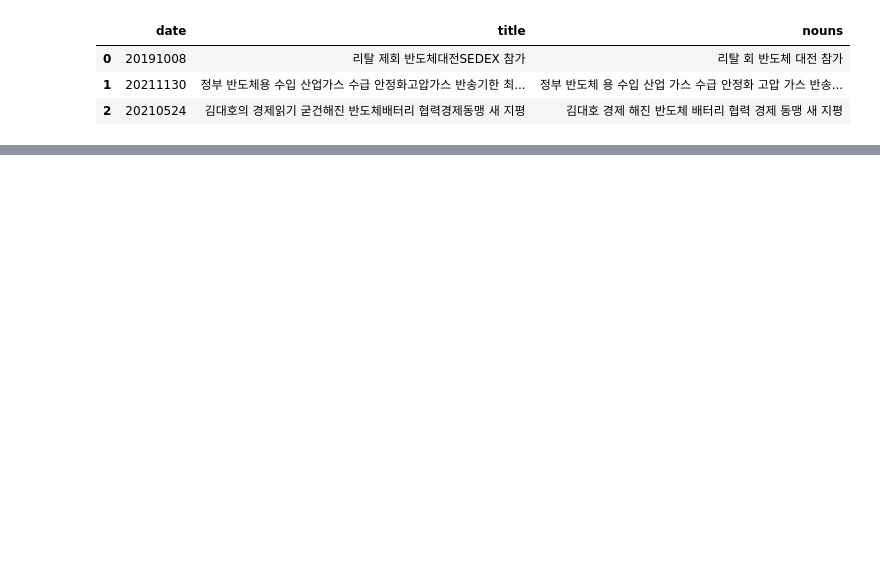
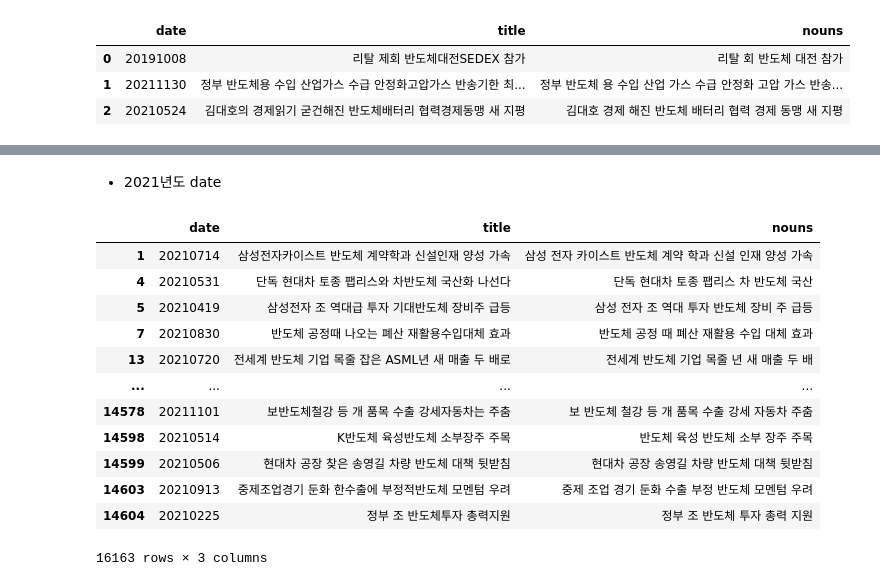
Before and after one commit to youngai1112/HK_Project, a Jupyter notebook: 7_자연어처리/05_labeling_ver1.ipynb, the cells around one changed output, grey strips where cells are left out. Saved outputs shown, nothing was run; the diff lists cells and outputs as text; code cells hidden in the pictures; blank space fills up the shorter version.

```diff
--- a/7_자연어처리/05_labeling_ver1.ipynb
+++ b/7_자연어처리/05_labeling_ver1.ipynb
@@ -78,0 +81,3 @@ news_test.head(3)
+# %%
+news_data = pd.concat([news_train, news_test])
+news_data.head(10)
@@ -78,0 +98,3 @@ news_test.head(3)
+# %%
+news_data = news_data.sort_values(by="date")
+news_data.head(10)
@@ -78,0 +126,3 @@ news_test.head(3)
+# %%
+news_data = news_data.astype({'date':'string'})
+news_data.info()
@@ -78,0 +140,19 @@ news_test.head(3)
+# %% [markdown]
+- 2021년도 date
+# %%
+news_data_2021 = news_data[news_data['date'].str.contains('2021')]
+news_data_2021
+# %% [output]
+|  | date | title | nouns |
+| 1 | 20210714 | 삼성전자카이스트 반도체 계약학과 신설인재 양성 가속 | 삼성 전자 카이스트 반도체 계약 학과 신설 인재 양성 가속 |
+| 4 | 20210531 | 단독 현대차 토종 팹리스와 차반도체 국산화 나선다 | 단독 현대차 토종 팹리스 차 반도체 국산 |
+| 5 | 20210419 | 삼성전자 조 역대급 투자 기대반도체 장비주 급등 | 삼성 전자 조 역대 투자 반도체 장비 주 급등 |
+| 7 | 20210830 | 반도체 공정때 나오는 폐산 재활용수입대체 효과 | 반도체 공정 때 폐산 재활용 수입 대체 효과 |
+| 13 | 20210720 | 전세계 반도체 기업 목줄 잡은 ASML년 새 매출 두 배로 | 전세계 반도체 기업 목줄 년 새 매출 두 배 |
+| ... | ... | ... | ... |
+| 14578 | 20211101 | 보반도체철강 등 개 품목 수출 강세자동차는 주춤 | 보 반도체 철강 등 개 품목 수출 강세 자동차 주춤 |
+| 14598 | 20210514 | K반도체 육성반도체 소부장주 주목 | 반도체 육성 반도체 소부 장주 주목 |
+| 14599 | 20210506 | 현대차 공장 찾은 송영길 차량 반도체 대책 뒷받침 | 현대차 공장 송영길 차량 반도체 대책 뒷받침 |
+| 14603 | 20210913 | 중제조업경기 둔화 한수출에 부정적반도체 모멘텀 우려 | 중제 조업 경기 둔화 수출 부정 반도체 모멘텀 우려 |
+| 14604 | 20210225 | 정부 조 반도체투자 총력지원 | 정부 조 반도체 투자 총력 지원 |
+16163 rows × 3 columns
```
Also changed, not shown: parts of 9 cells of this notebook.
